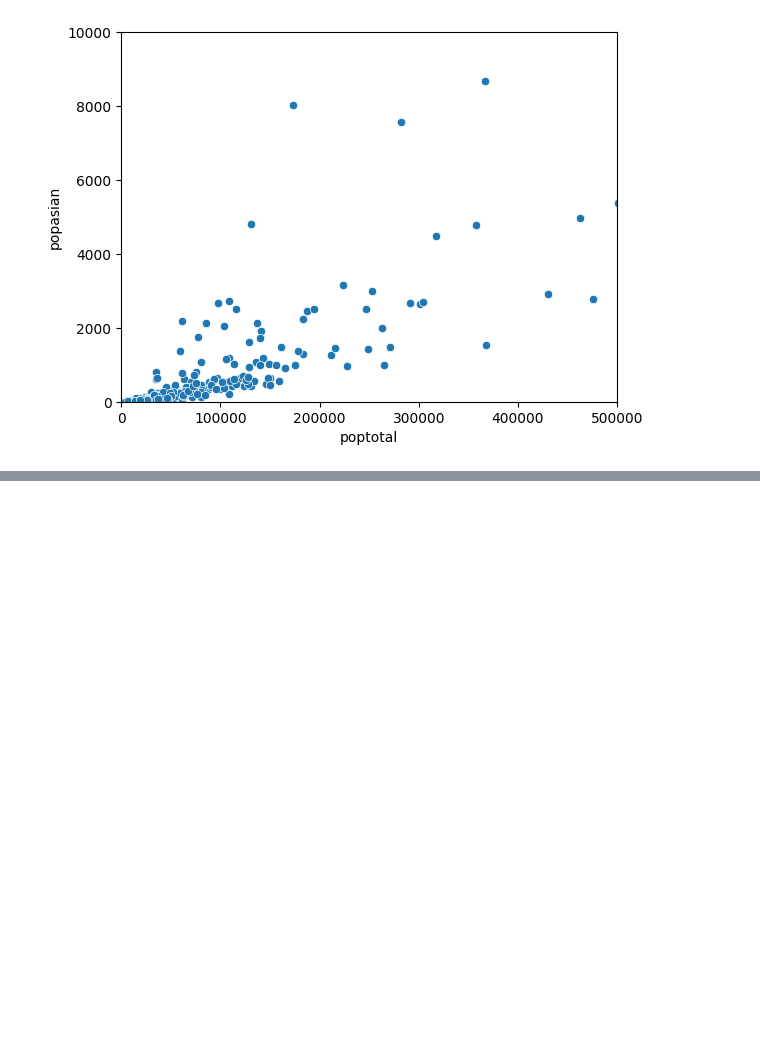
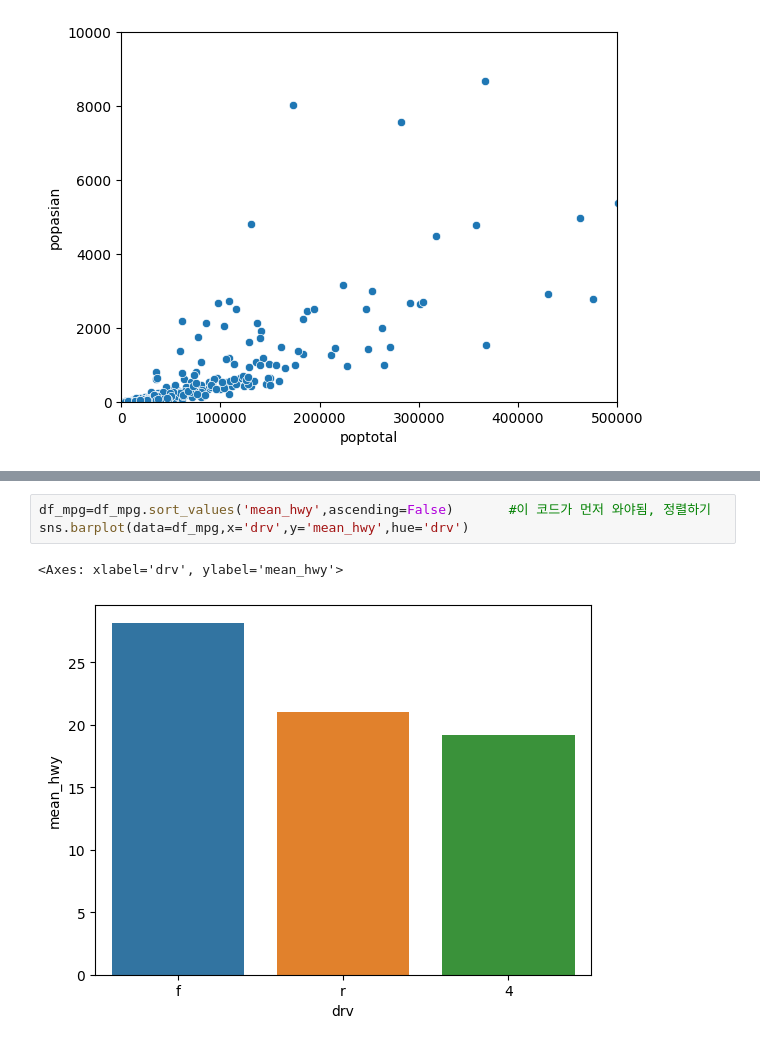
Before and after one commit to asdsadawww/-, a Jupyter notebook: Colab_파이썬.ipynb, the cells around one changed output, grey strips where cells are left out. Saved outputs shown, nothing was run; the diff lists cells and outputs as text; blank space fills up the shorter version.

```diff
--- a/Colab_파이썬.ipynb
+++ b/Colab_파이썬.ipynb
@@ -1347,0 +1431,6 @@ sns.scatterplot(data=midwest, x='poptotal',y='popasian').set(xlim=[0,500000],yli
+# %%
+df_mpg=df_mpg.sort_values('mean_hwy',ascending=False)       #이 코드가 먼저 와야됨, 정렬하기
+sns.barplot(data=df_mpg,x='drv',y='mean_hwy',hue='drv')
+# %% [output]
+<Axes: xlabel='drv', ylabel='mean_hwy'>
+[figure, added]
```
Also changed, not shown: parts of 25 cells of this notebook.
